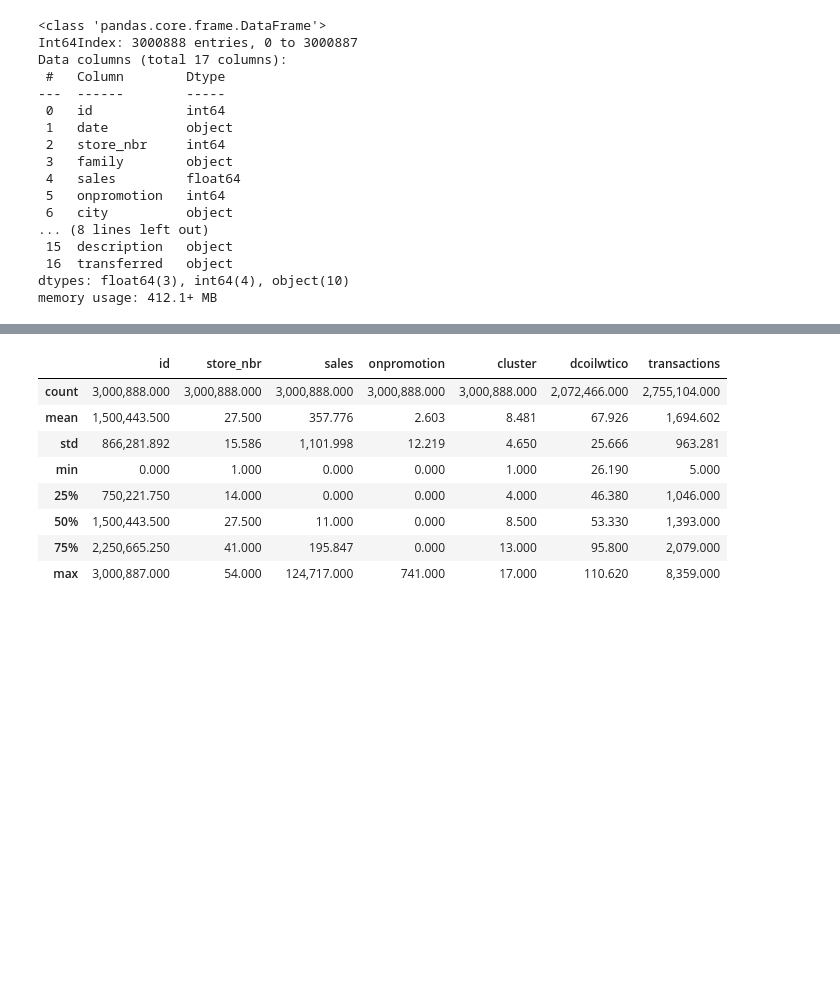
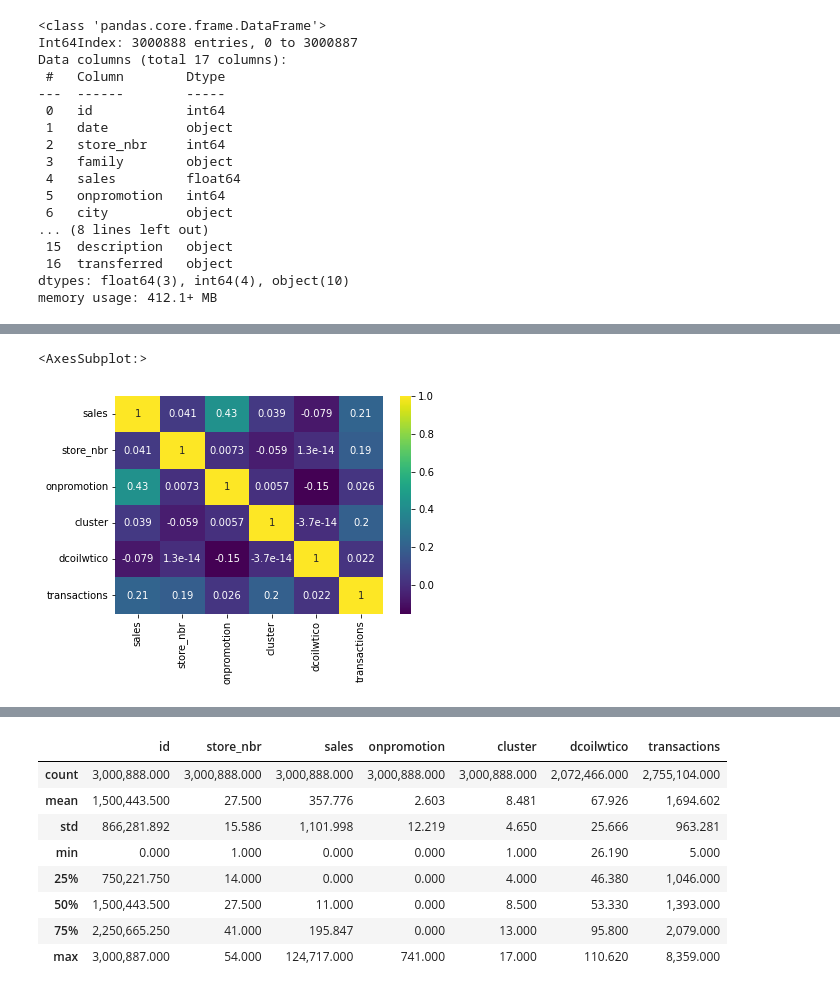
Before and after one commit to kayeehan/Python-practice, a Jupyter notebook: Store_Sales_ts_forecasting.ipynb, the cells around one changed output, grey strips where cells are left out. Saved outputs shown, nothing was run; the diff lists cells and outputs as text; code cells hidden in the pictures; blank space fills up the shorter version.

```diff
--- a/Store_Sales_ts_forecasting.ipynb
+++ b/Store_Sales_ts_forecasting.ipynb
@@ -414,0 +439,7 @@ memory usage: 412.1+ MB
+# %%
+train['day'] = train['date'].dt.day_name()
+test['day'] = test['date'].dt.day_name()
+# %%
+train.loc[(train.type_y.isna())&(~train.day.isin(['Saturday','Sunday'])),'type_y'] = 'Weekday'
+# %%
+train.loc[(train.type_y.isna())&(train.day.isin(['Saturday','Sunday'])),'type_y'] = 'Weekend'
@@ -414,0 +491,8 @@ memory usage: 412.1+ MB
+# %%
+train = train[['sales','day','store_nbr','family','onpromotion','city','state','type_x','cluster','dcoilwtico','transactions','type_y']]
+test = test[['id','day','store_nbr','family','onpromotion','city','state','type_x','cluster','dcoilwtico','transactions','type_y']]
+# %%
+sns.heatmap(train.corr(),annot=True,cmap='viridis')
+# %% [output]
+<AxesSubplot:>
+[figure, added]
```
Also changed, not shown: parts of 19 cells of this notebook.
